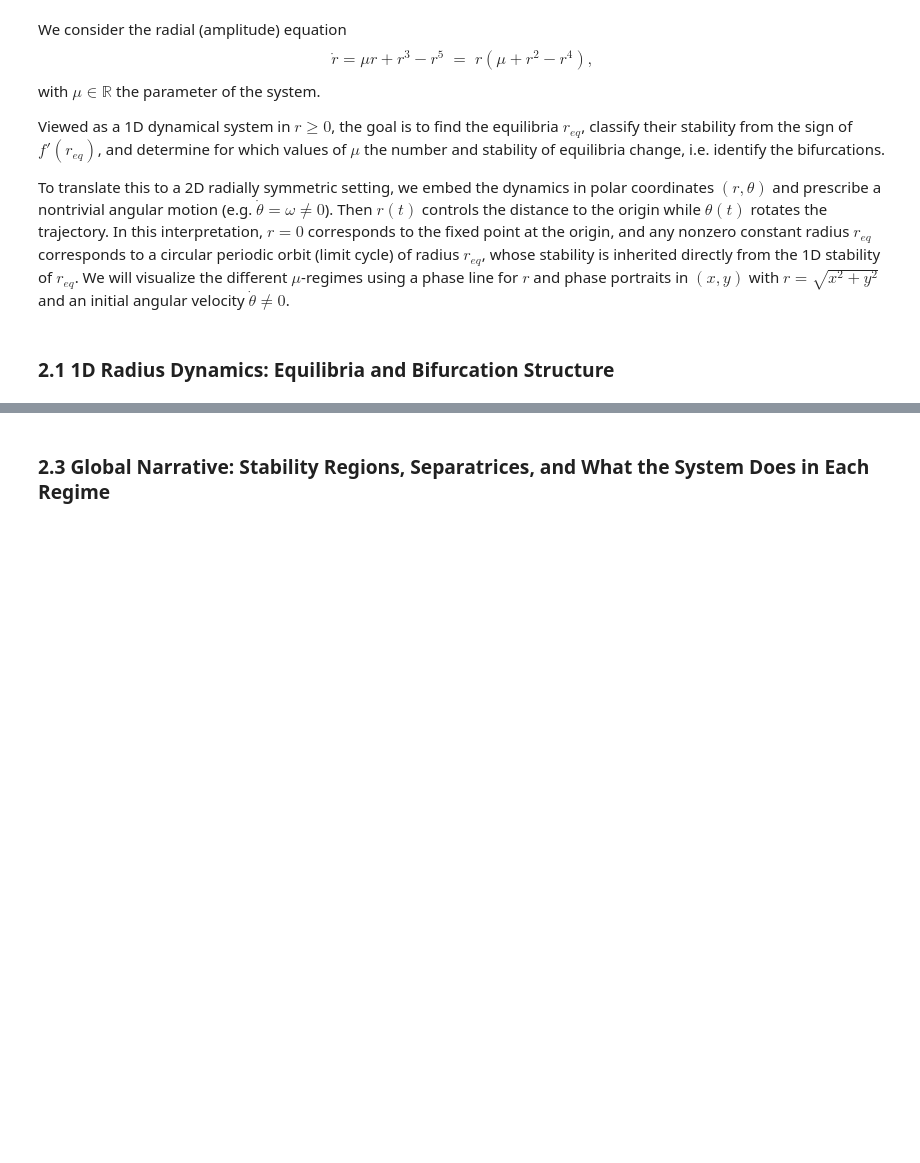
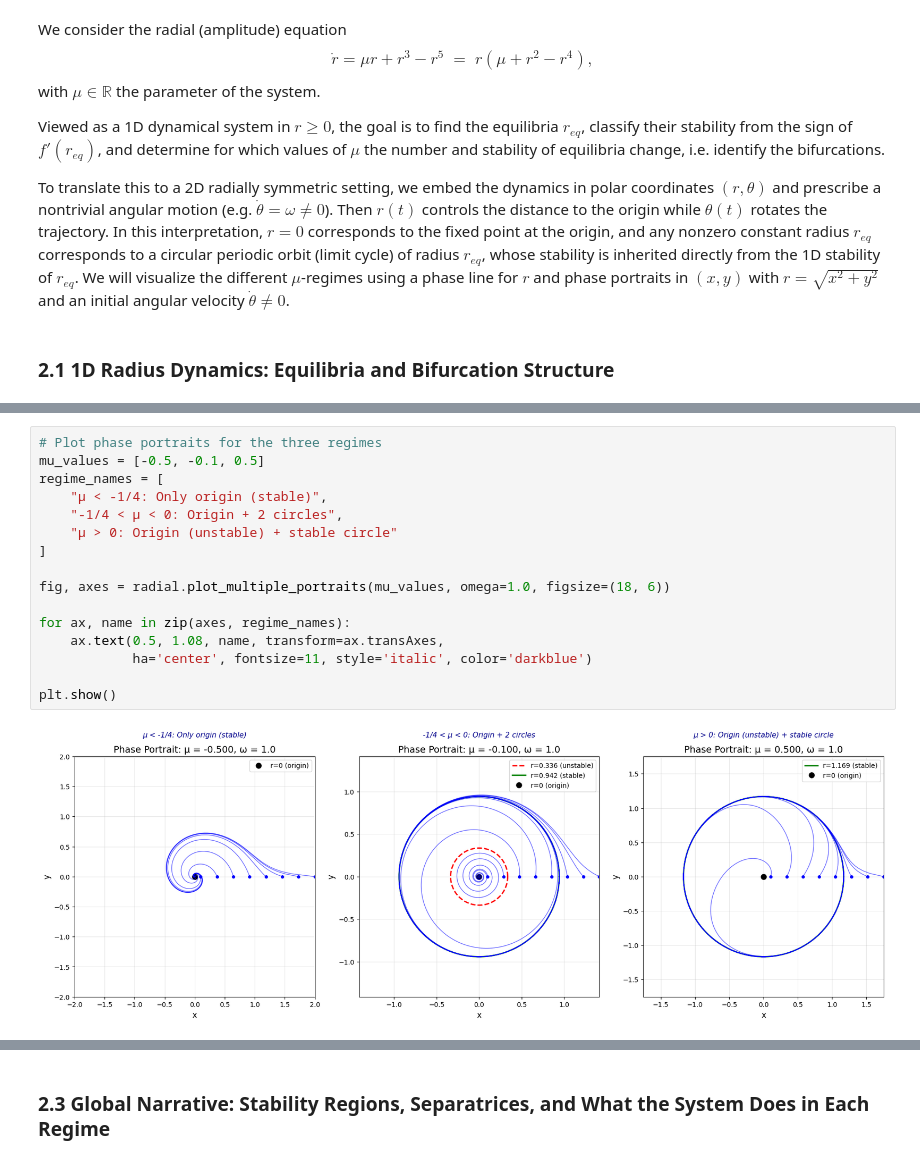
Before and after one commit to trcools/2e-bachelor-Fysica, a Jupyter notebook: Biophysics/Examen/Exam-part-2/finals-part-2.ipynb, the cells around one changed output, grey strips where cells are left out. Saved outputs shown, nothing was run; the diff lists cells and outputs as text; blank space fills up the shorter version.

```diff
--- a/Biophysics/Examen/Exam-part-2/finals-part-2.ipynb
+++ b/Biophysics/Examen/Exam-part-2/finals-part-2.ipynb
@@ -34,0 +88,18 @@ To translate this to a 2D radially symmetric setting, we embed the dynamics in p
+# %%
+# Plot phase portraits for the three regimes
+mu_values = [-0.5, -0.1, 0.5]
+regime_names = [
+    "μ < -1/4: Only origin (stable)",
+    "-1/4 < μ < 0: Origin + 2 circles",
+    "μ > 0: Origin (unstable) + stable circle"
+]
+
+fig, axes = radial.plot_multiple_portraits(mu_values, omega=1.0, figsize=(18, 6))
+
+for ax, name in zip(axes, regime_names):
+    ax.text(0.5, 1.08, name, transform=ax.transAxes,
+            ha='center', fontsize=11, style='italic', color='darkblue')
+
+plt.show()
+# %% [output]
+[figure, added]
```
Also changed, not shown: parts of 18 cells of this notebook, 1 other file.
